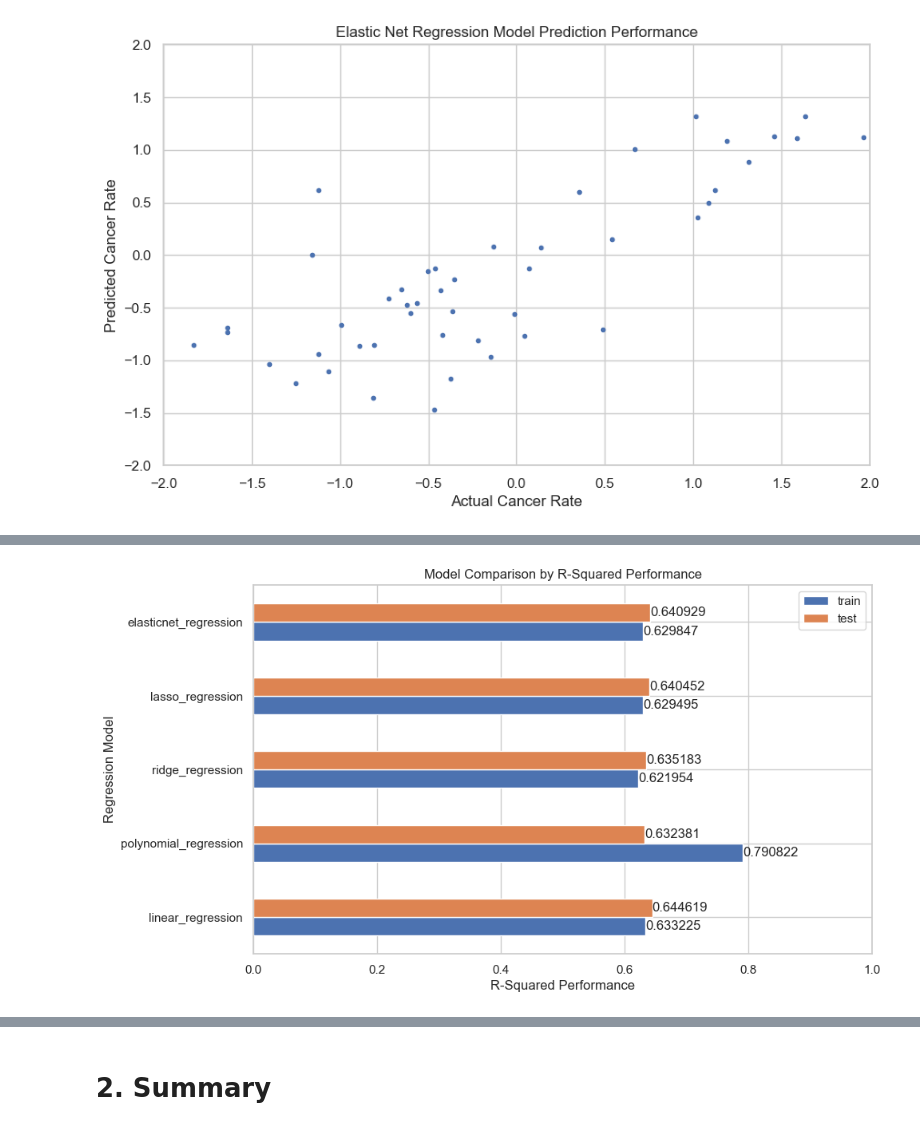
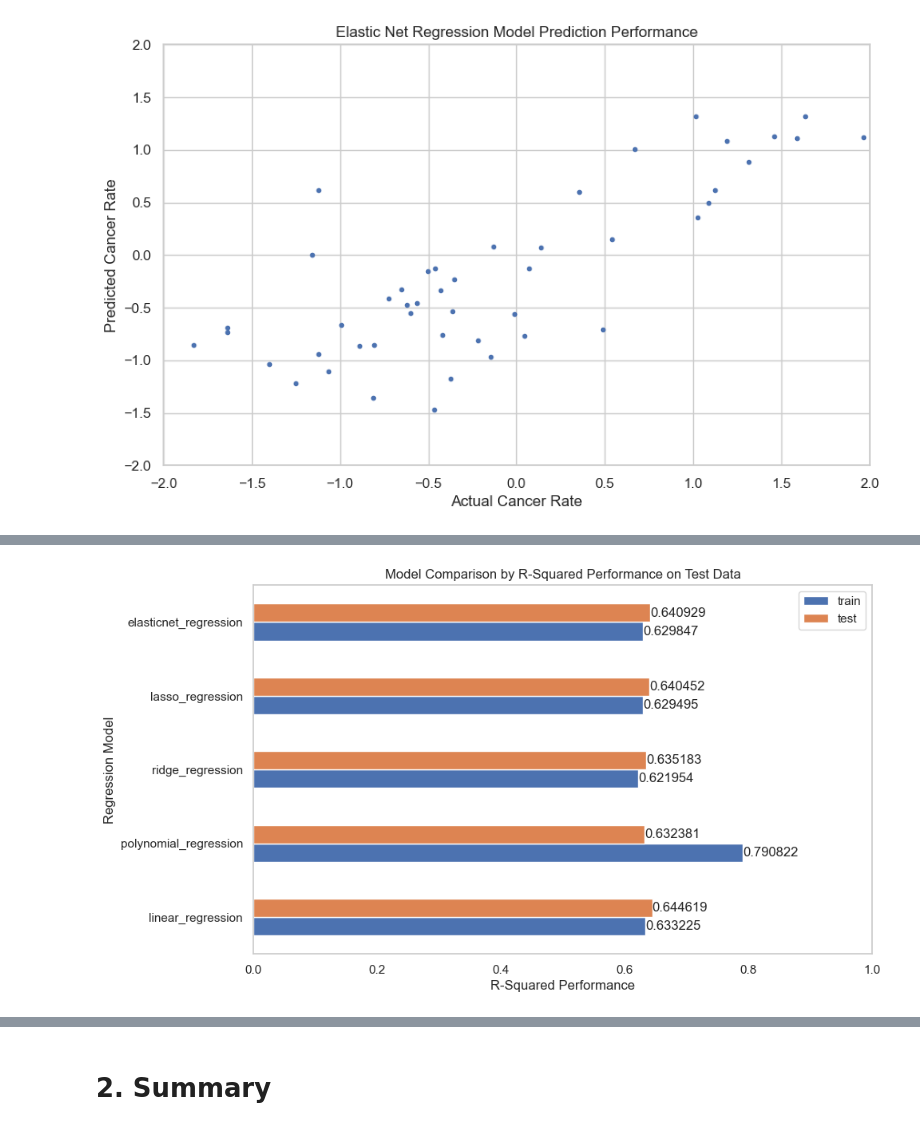
Before and after one commit to JohnPaulinePineda/Supervised-Machine-Learning-Regression-Final-Assignment, a Jupyter notebook: RegressionForMachineLearning_FinalAssignment.ipynb, the cells around one changed output, grey strips where cells are left out. Saved outputs shown, nothing was run; the diff lists cells and outputs as text; code cells hidden in the pictures.

```diff
--- a/RegressionForMachineLearning_FinalAssignment.ipynb
+++ b/RegressionForMachineLearning_FinalAssignment.ipynb
@@ -2773,21 +2904,22 @@ performance_comparison_R2_test = performance_comparison_R2[performance_compariso
 # %%
 ##################################
 # Plotting all the R2
 # model performance measures
 # between train and test sets
 ##################################
 performance_comparison_R2_plot = pd.DataFrame({'train': performance_comparison_R2_train.values,
                                               'test': performance_comparison_R2_test.values},
                                               index=performance_comparison_R2['model'].unique())
 performance_comparison_R2_plot = performance_comparison_R2_plot.plot.barh(figsize=(10, 6))
 performance_comparison_R2_plot.set_xlim(0.00,1.00)
-performance_comparison_R2_plot.set_title("Model Comparison by R-Squared Performance")
+performance_comparison_R2_plot.set_title("Model Comparison by R-Squared Performance on Test Data")
 performance_comparison_R2_plot.set_xlabel("R-Squared Performance")
 performance_comparison_R2_plot.set_ylabel("Regression Model")
+performance_comparison_R2_plot.grid(False)
 for container in performance_comparison_R2_plot.containers:
     performance_comparison_R2_plot.bar_label(container)
 # %% [output]
-[figure, old version]
+[figure, new version]
 # %%
 ##################################
 # Consolidating all the MSE
```
Also changed, not shown: parts of 58 cells of this notebook.
